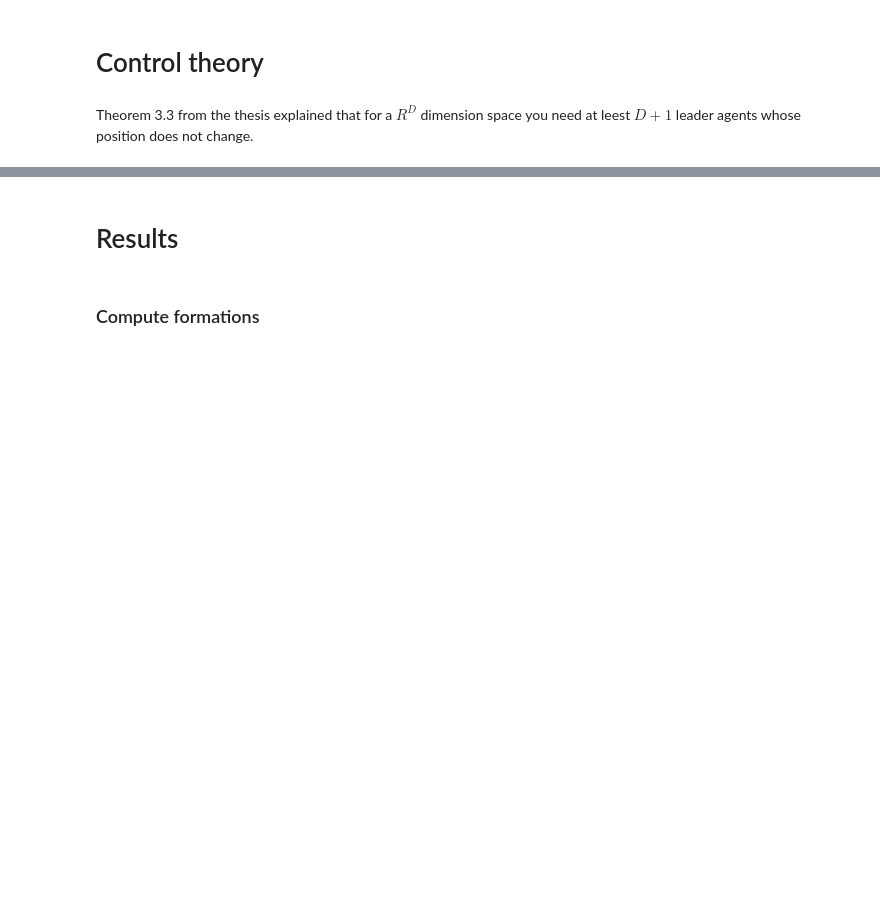
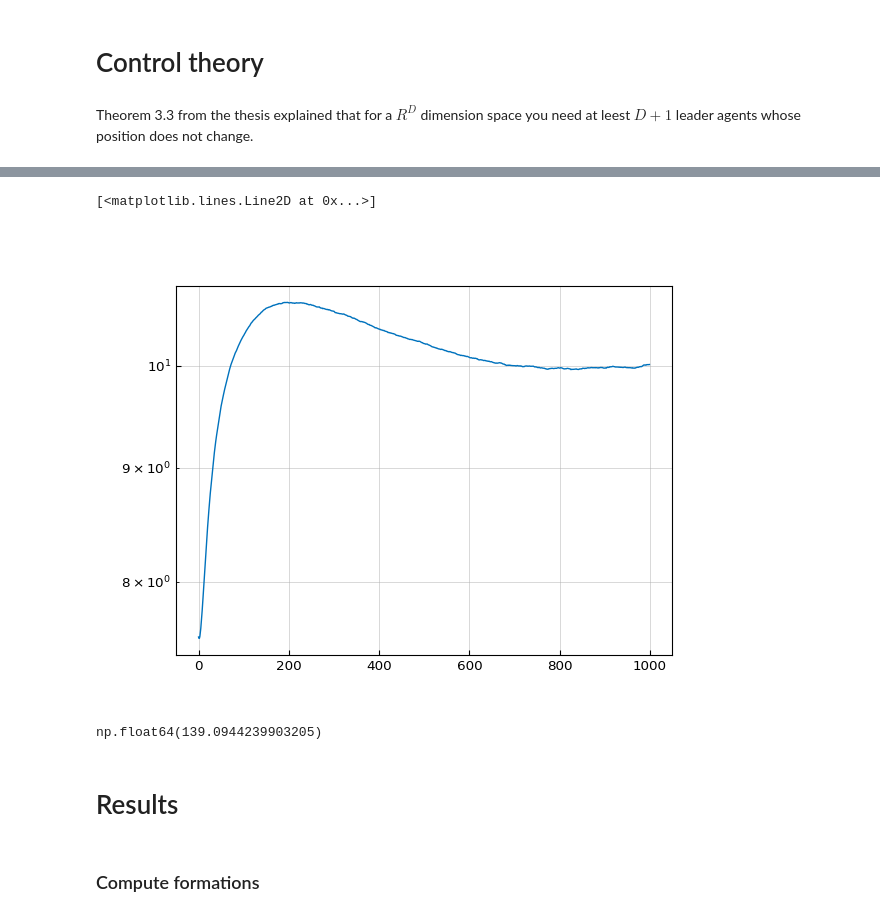
Before and after one commit to wilbertras/drone_swarms, a Jupyter notebook: main.ipynb, the cells around one changed output, grey strips where cells are left out. Cells and saved outputs as stored; diff of their text form; code cells hidden in the pictures; blank space fills up the shorter version.

```diff
--- a/main.ipynb
+++ b/main.ipynb
@@ -239,3 +176,13 @@ array([1.69444693, 0.75155859])
+# %%
+fig, ax = plt.subplots()
+ax.semilogy(np.sum(np.linalg.norm(mean-z_star.reshape((1,D,N)), axis=1), axis=1))
+# %% [output]
+[<matplotlib.lines.Line2D at 0x...>]
+[figure, added]
+# %%
+np.sum(np.linalg.norm(mean-z_star.reshape((1,D,N))))
+# %% [output]
+np.float64(139.0944239903205)
 # %% [markdown]
 # Results
 # %% [markdown]
```
Also changed, not shown: parts of 26 cells of this notebook.
